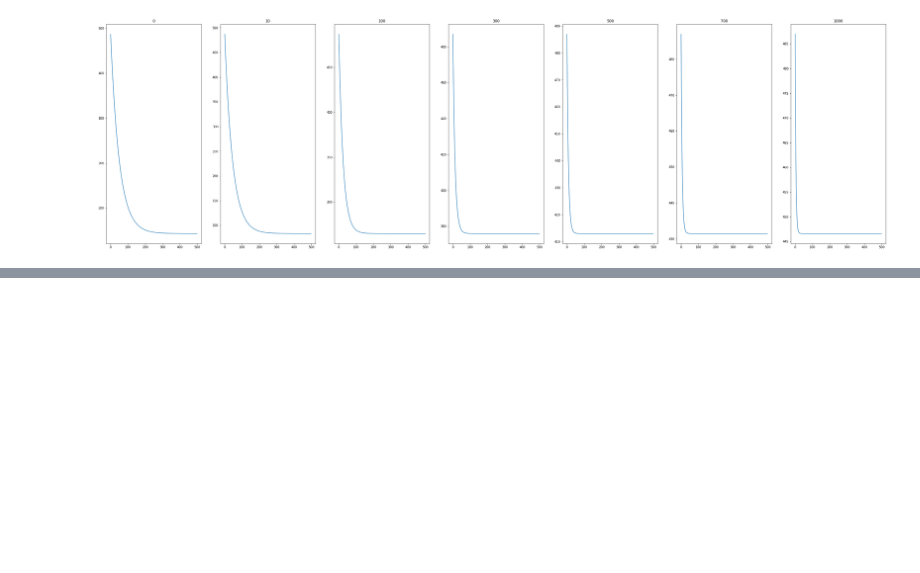
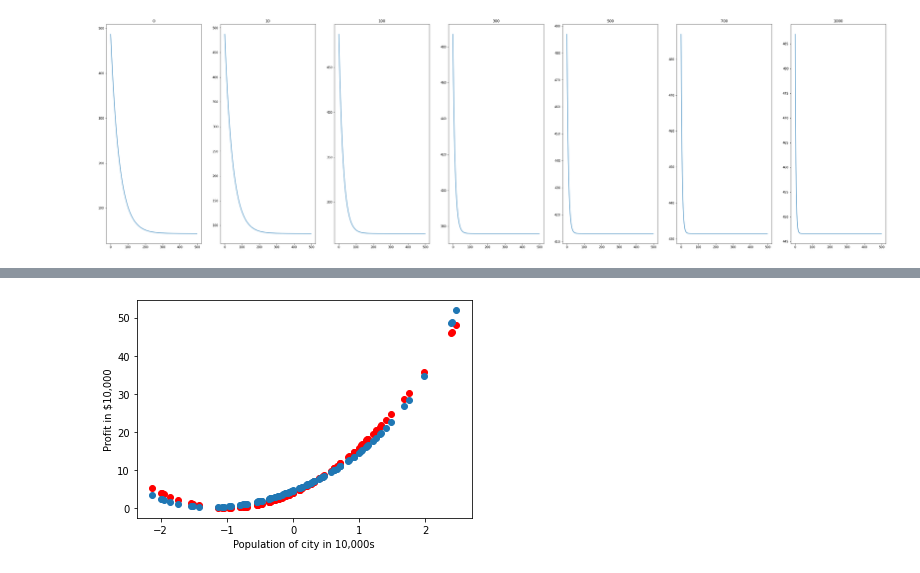
Before and after one commit to SwayamInSync/demystifying_machine_learning, a Jupyter notebook: linear_regression_gradient_descent/notebook.ipynb, the cells around one changed output, grey strips where cells are left out. Cells and saved outputs as stored; diff of their text form; code cells hidden in the pictures; blank space fills up the shorter version.

```diff
--- a/linear_regression_gradient_descent/notebook.ipynb
+++ b/linear_regression_gradient_descent/notebook.ipynb
@@ -350,0 +366,11 @@ for l, info in enumerate(models.items()):
+# %%
+model4 = LinearRegression()
+# %%
+x1 = X4.copy()
+x2 = X4.copy()**2
+x3 = X4.copy()**4
+x4 = np.exp(X4.copy())
+x_ = np.concatenate([x1,x2,x3,x4], axis=1)
+# %%
+params4 = model4.fit(x=x_, y=y_, learning_rate=0.01 ,epochs=500, verbose=100, lambda_=0)
+params4
@@ -350,0 +388,5 @@ for l, info in enumerate(models.items()):
+# %%
+predictions = model4.predict(x_).reshape(-1)
+plot(X4,y_,pred=predictions,draw_line=True, hard_line=False)
+# %% [output]
+[figure, added]
```
Also changed, not shown: parts of 12 cells of this notebook.
